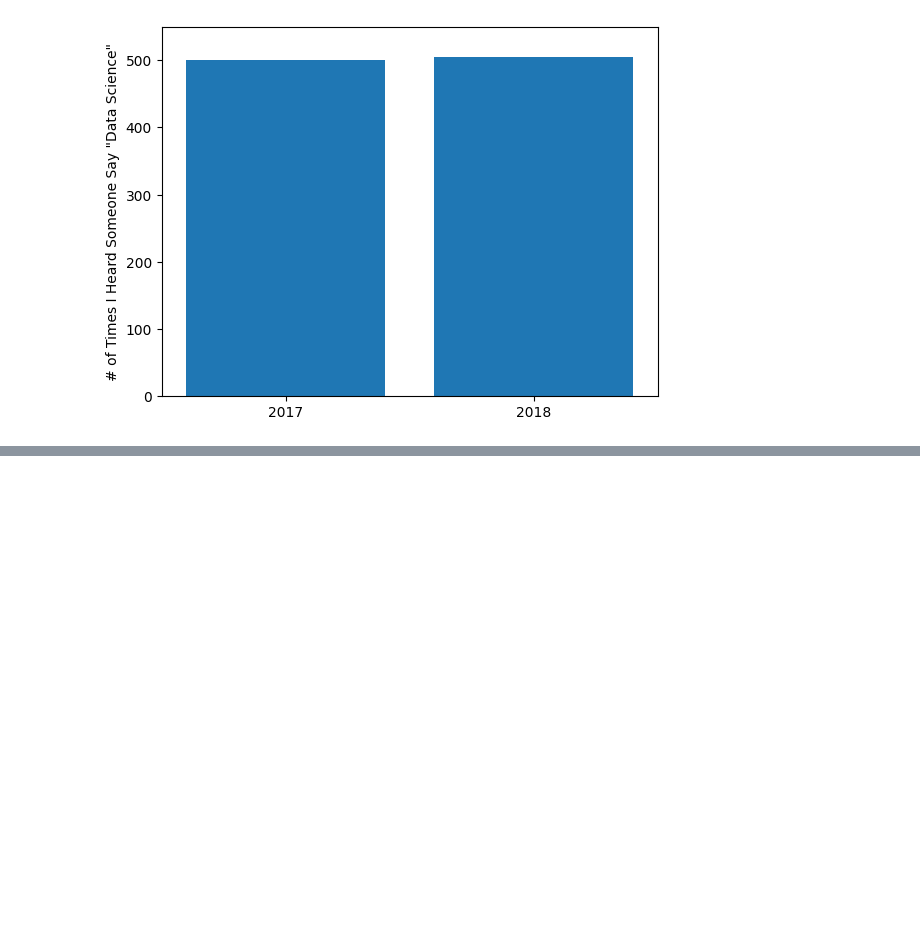
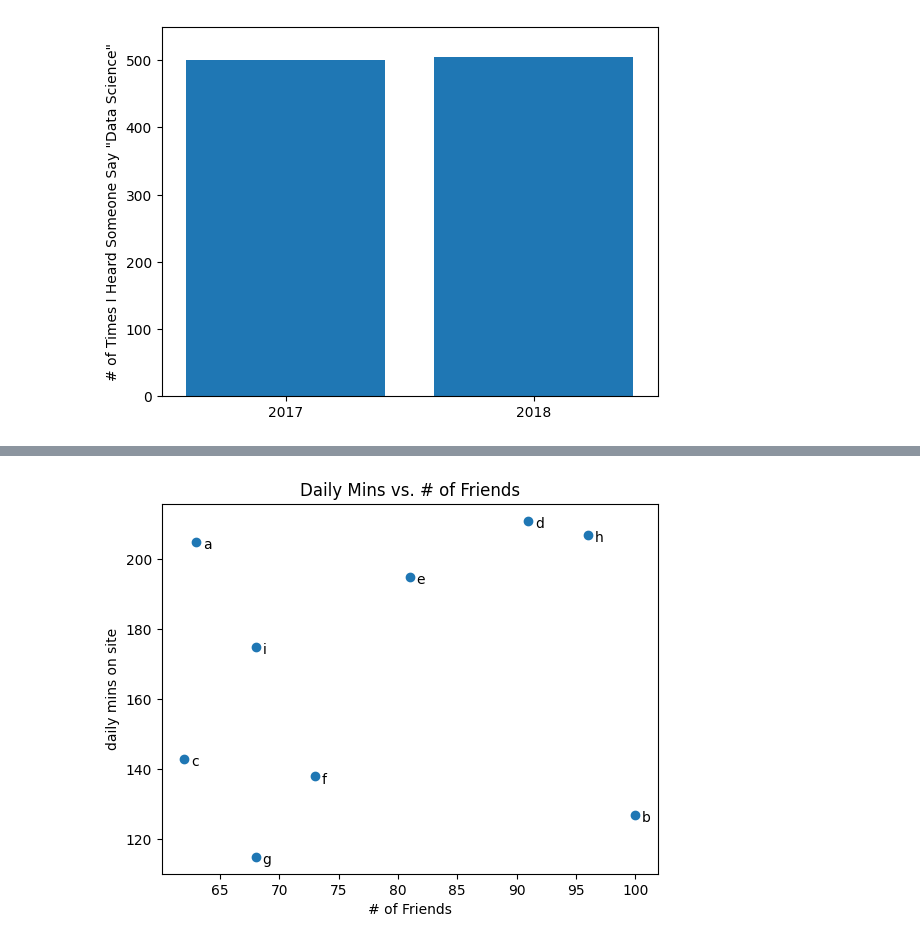
Before and after one commit to CalebFrumkin/DS-From-Scratch, a Jupyter notebook: Chapter3.ipynb, the cells around one changed output, grey strips where cells are left out. Cells and saved outputs as stored; diff of their text form; code cells hidden in the pictures; blank space fills up the shorter version.

```diff
--- a/Chapter3.ipynb
+++ b/Chapter3.ipynb
@@ -74,0 +92,18 @@ plt.axis([2016.5, 2018.5, 0, 550])
+# %%
+friends = [random.randrange(60,101) for _ in range(9)]
+minutes = [random.randrange(100, 250) for _ in range(9)]
+labels = ['a','b','c','d','e','f','g','h','i']
+
+plt.scatter(friends, minutes)
+
+for label, friendCount, minCount in zip(labels, friends, minutes):
+    plt.annotate(label,
+                 xy=(friendCount, minCount),
+                 xytext=(5,-5),
+                 textcoords='offset points')
+
+    plt.title('Daily Mins vs. # of Friends')
+    plt.xlabel('# of Friends')
+    plt.ylabel('daily mins on site')
+# %% [output]
+[figure, added]
```
Also changed, not shown: parts of 2 cells of this notebook, 1 other file.
